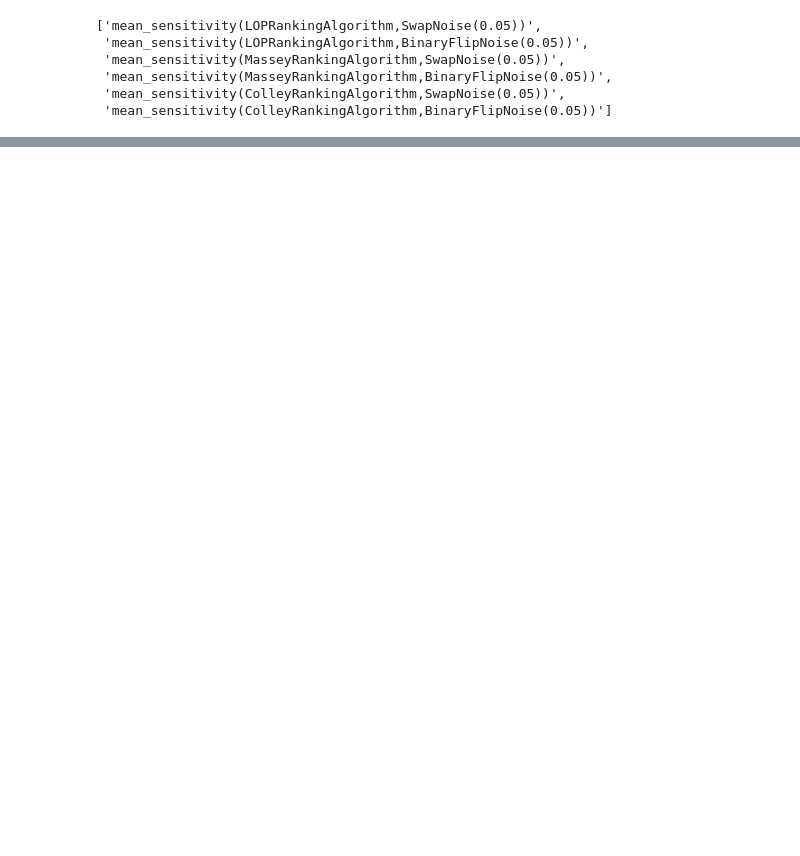
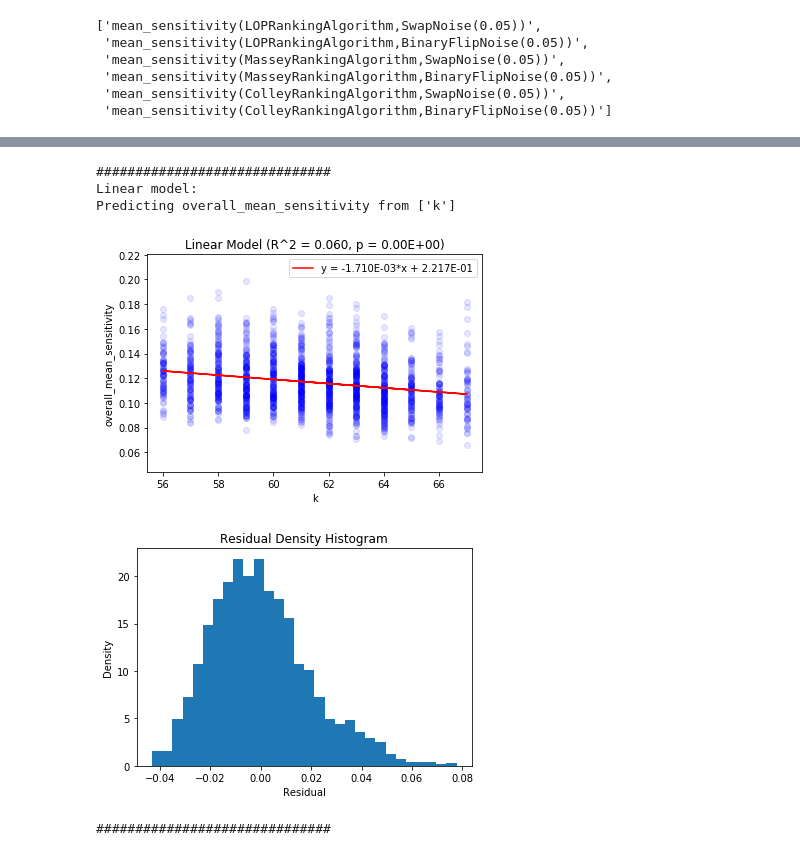
Before and after one commit to IGARDS/sensitivity_study, a Jupyter notebook: src/sensitivity_analysis.ipynb, the cells around one changed output, grey strips where cells are left out. Saved outputs shown, nothing was run; the diff lists cells and outputs as text; code cells hidden in the pictures; blank space fills up the shorter version.

```diff
--- a/src/sensitivity_analysis.ipynb
+++ b/src/sensitivity_analysis.ipynb
@@ -174,0 +221,13 @@ Predicting mean_sensitivity(MasseyRankingAlgorithm,BinaryFlipNoise(0.05)) from [
+# %%
+data_temp_mask = (data["k"] > 55) & (data["k"] < 68)
+data_temp = data.loc[data_temp_mask]
+run_linear_model(data_temp[["k"]],
+                 data_temp["overall_mean_sensitivity"],
+                 verbose=True)
+# %% [output]
+##############################
+Linear model:
+Predicting overall_mean_sensitivity from ['k']
+[figure, added]
+[figure, added]
+##############################
```
Also changed, not shown: parts of 10 cells of this notebook, 6 other files.
